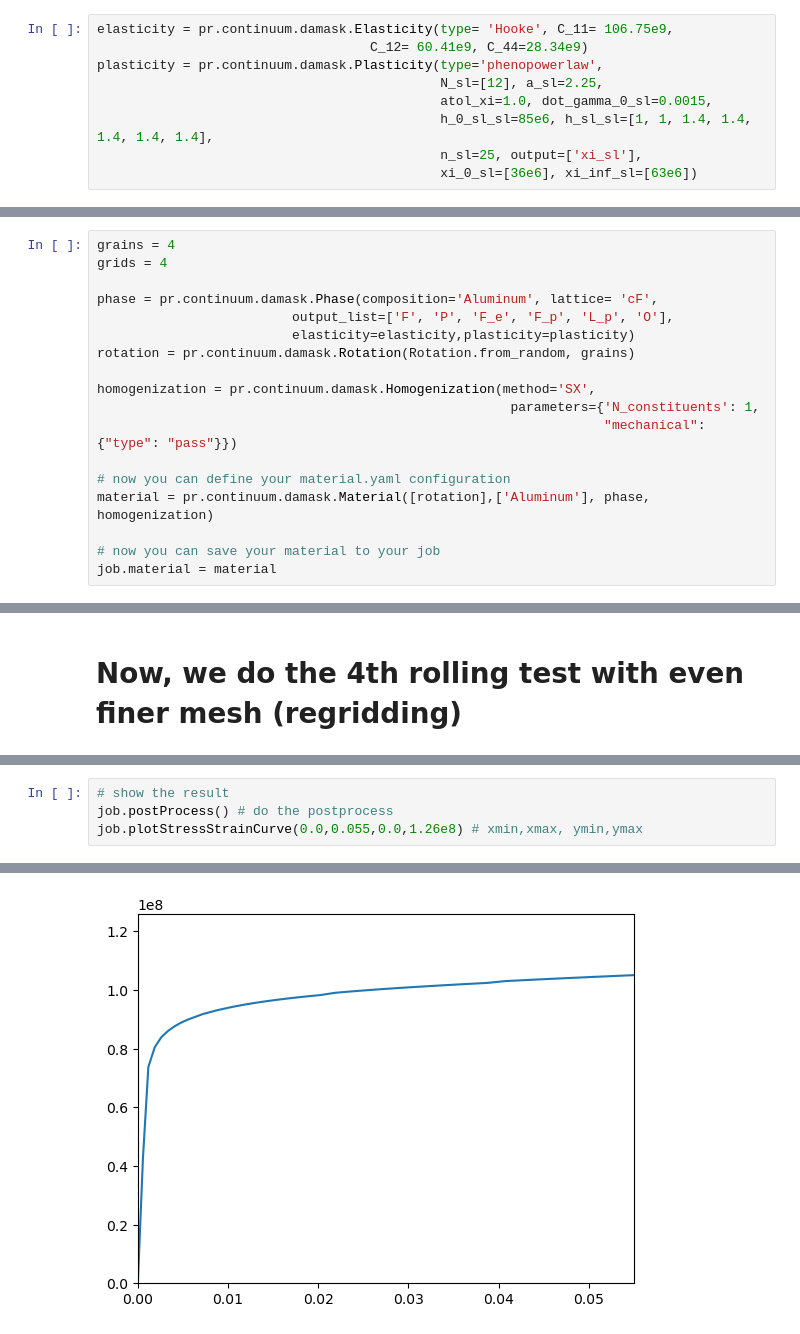
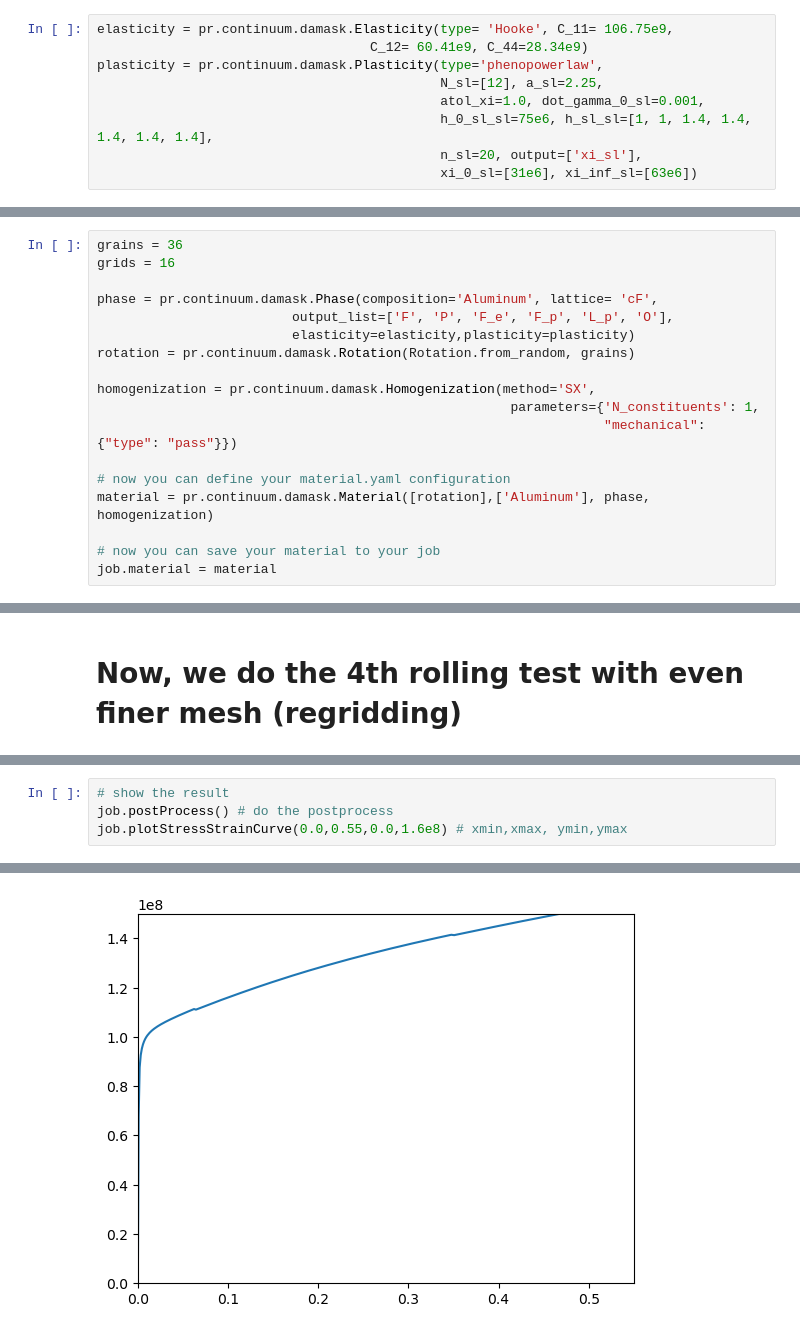
Before and after one commit to pyiron/pyiron_continuum, a Jupyter notebook: notebooks/damask_tutorial_multiplerolling.ipynb, the cells around one changed output, grey strips where cells are left out. Drawn from its saved outputs; the diff is of its cells as text.

```diff
--- a/notebooks/damask_tutorial_multiplerolling.ipynb
+++ b/notebooks/damask_tutorial_multiplerolling.ipynb
@@ -39,18 +39,18 @@ elasticity = pr.continuum.damask.Elasticity(type= 'Hooke', C_11= 106.75e9,
                                    C_12= 60.41e9, C_44=28.34e9)
 plasticity = pr.continuum.damask.Plasticity(type='phenopowerlaw',
                                             N_sl=[12], a_sl=2.25,
-                                            atol_xi=1.0, dot_gamma_0_sl=0.0015,
-                                            h_0_sl_sl=85e6, h_sl_sl=[1, 1, 1.4, 1.4, 1.4, 1.4, 1.4],
-                                            n_sl=25, output=['xi_sl'],
-                                            xi_0_sl=[36e6], xi_inf_sl=[63e6])
+                                            atol_xi=1.0, dot_gamma_0_sl=0.001,
+                                            h_0_sl_sl=75e6, h_sl_sl=[1, 1, 1.4, 1.4, 1.4, 1.4, 1.4],
+                                            n_sl=20, output=['xi_sl'],
+                                            xi_0_sl=[31e6], xi_inf_sl=[63e6])
 # %% [markdown]
 #### for material configuration, you need
 - phase
 - roation
 - homogenization
 # %%
-grains = 4
-grids = 4
+grains = 36
+grids = 16
 
 phase = pr.continuum.damask.Phase(composition='Aluminum', lattice= 'cF',
                          output_list=['F', 'P', 'F_e', 'F_p', 'L_p', 'O'],
@@ -230,21 +240,21 @@ Rolling-4 test is done !
 # %%
 # show the result
 job.postProcess() # do the postprocess
-job.plotStressStrainCurve(0.0,0.055,0.0,1.26e8) # xmin,xmax, ymin,ymax
+job.plotStressStrainCurve(0.0,0.55,0.0,1.6e8) # xmin,xmax, ymin,ymax
 # %% [output]
  ██████████████████████████████████████████████████ 100% ETA 0:00:00
  ██████████████████████████████████████████████████ 100% ETA 0:00:00
  ██████████████████████████████████████████████████ 100% ETA 0:00:00
  ██████████████████████████████████████████████████ 100% ETA 0:00:00
  ██████████████████████████████████████████████████ 100% ETA 0:00:00
  ██████████████████████████████████████████████████ 100% ETA 0:00:00
  ██████████████████████████████████████████████████ 100% ETA 0:00:00
  ██████████████████████████████████████████████████ 100% ETA 0:00:00
  ██████████████████████████████████████████████████ 100% ETA 0:00:00
  ██████████████████████████████████████████████████ 100% ETA 0:00:00
  ██████████████████████████████████████████████████ 100% ETA 0:00:00
  ██████████████████████████████████████████████████ 100% ETA 0:00:00
-[figure, old version]
+[figure, new version]
 # %%
 # List out all the hdf5 results file
 print(job.ResultsFile)
```
Also changed, not shown: parts of 8 cells of this notebook, 1 other file.
